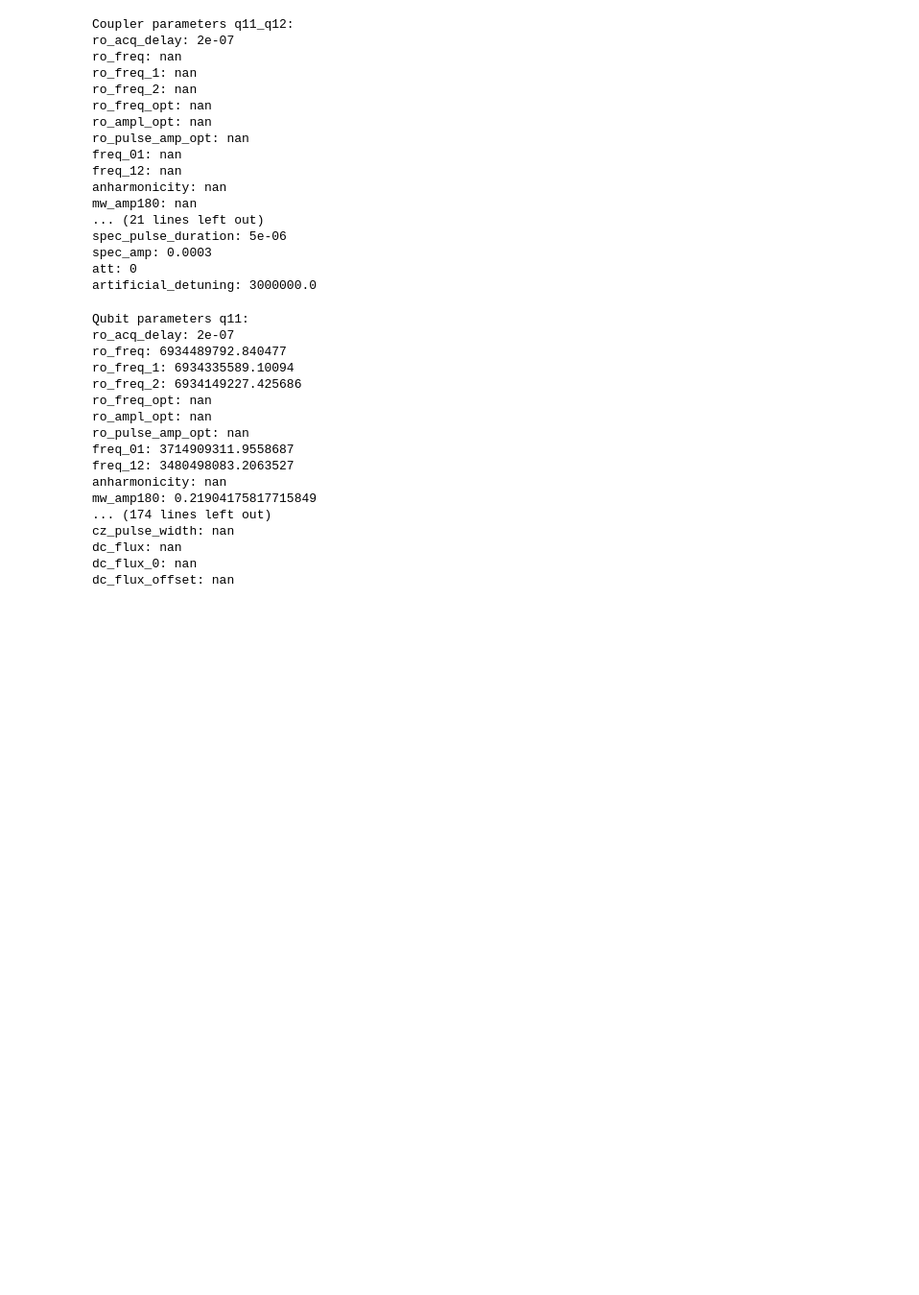
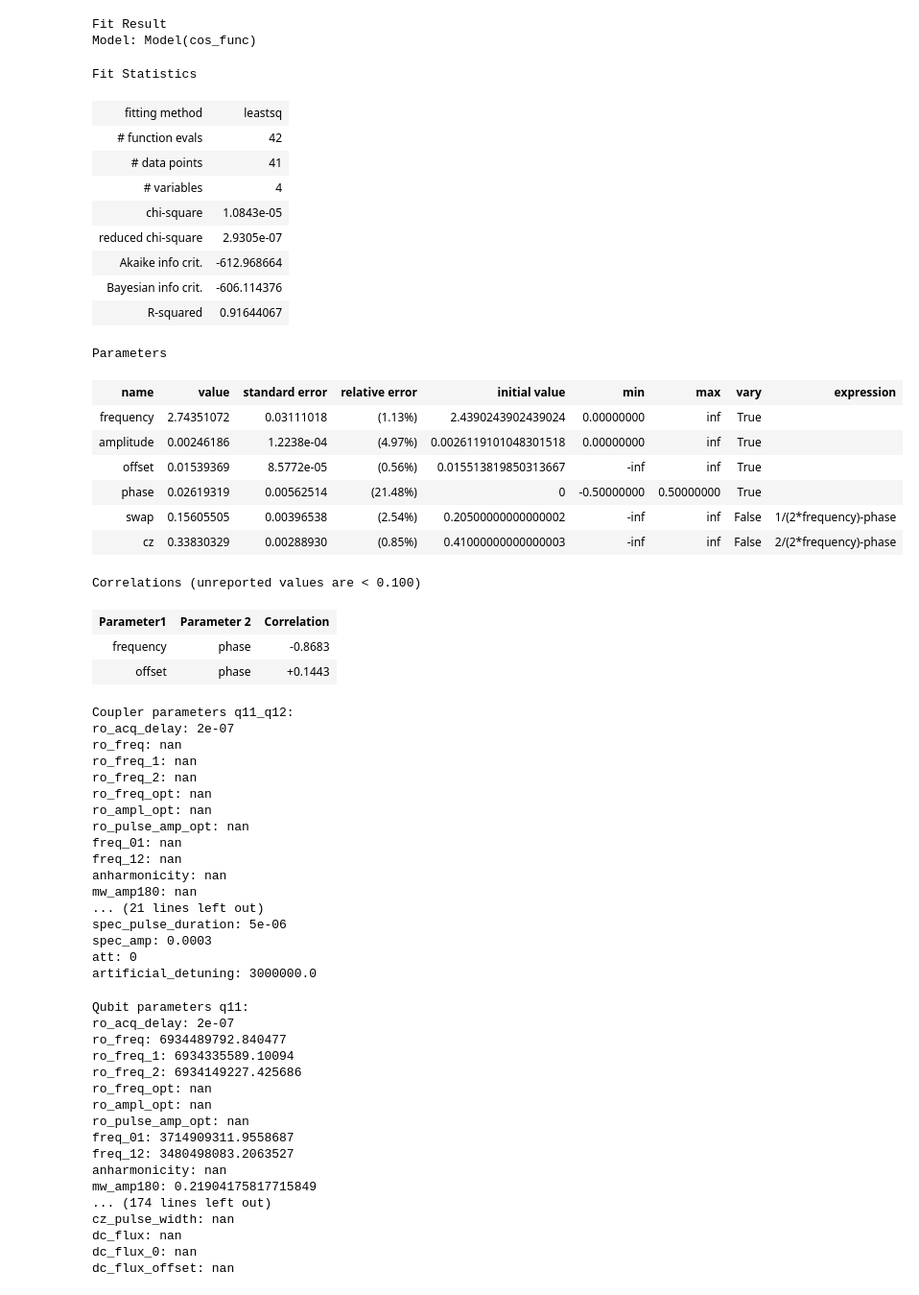
Before and after one commit to tergite/tergite-autocalibration, a Jupyter notebook: calib_test.ipynb, the cells around one changed output. Shown: that part at 96% size. Cells and saved outputs as stored; diff of their text form; code cells hidden in the pictures; blank space fills up the shorter version.

```diff
--- a/calib_test.ipynb
+++ b/calib_test.ipynb
@@ -60,3 +200,30 @@ Figure(1000x600)
+# %%
+fit_result
+# %% [output]
+Fit Result
+Model: Model(cos_func)
+Fit Statistics
+| fitting method | leastsq |
+| # function evals | 42 |
+| # data points | 41 |
+| # variables | 4 |
+| chi-square | 1.0843e-05 |
+| reduced chi-square | 2.9305e-07 |
+| Akaike info crit. | -612.968664 |
+| Bayesian info crit. | -606.114376 |
+| R-squared | 0.91644067 |
+Parameters
+| name | value | standard error | relative error | initial value | min | max | vary | expression |
+| frequency | 2.74351072 | 0.03111018 | (1.13%) | 2.4390243902439024 | 0.00000000 | inf | True |  |
+| amplitude | 0.00246186 | 1.2238e-04 | (4.97%) | 0.0026119101048301518 | 0.00000000 | inf | True |  |
+| offset | 0.01539369 | 8.5772e-05 | (0.56%) | 0.015513819850313667 | -inf | inf | True |  |
+| phase | 0.02619319 | 0.00562514 | (21.48%) | 0 | -0.50000000 | 0.50000000 | True |  |
+| swap | 0.15605505 | 0.00396538 | (2.54%) | 0.20500000000000002 | -inf | inf | False | 1/(2*frequency)-phase |
+| cz | 0.33830329 | 0.00288930 | (0.85%) | 0.41000000000000003 | -inf | inf | False | 2/(2*frequency)-phase |
+Correlations (unreported values are < 0.100)
+| Parameter1 | Parameter 2 | Correlation |
+| frequency | phase | -0.8683 |
+| offset | phase | +0.1443 |
 # %%
 import redis
 redis_connection = redis.Redis(decode_responses=True)
```
Also changed, not shown: parts of 13 cells of this notebook, 4 other files.
